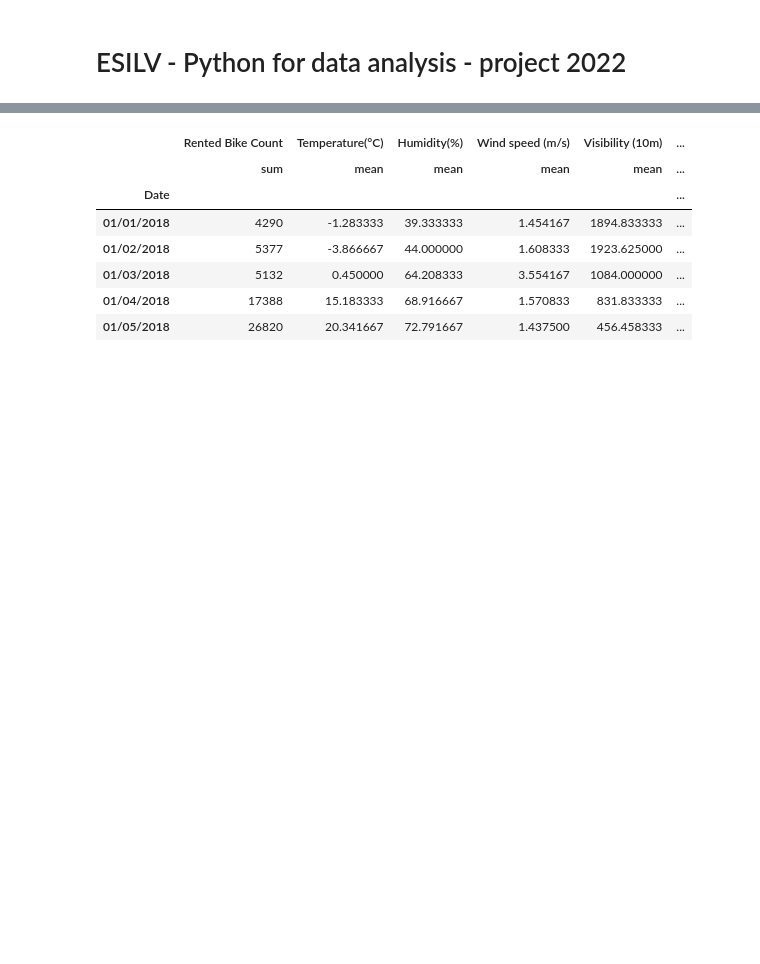
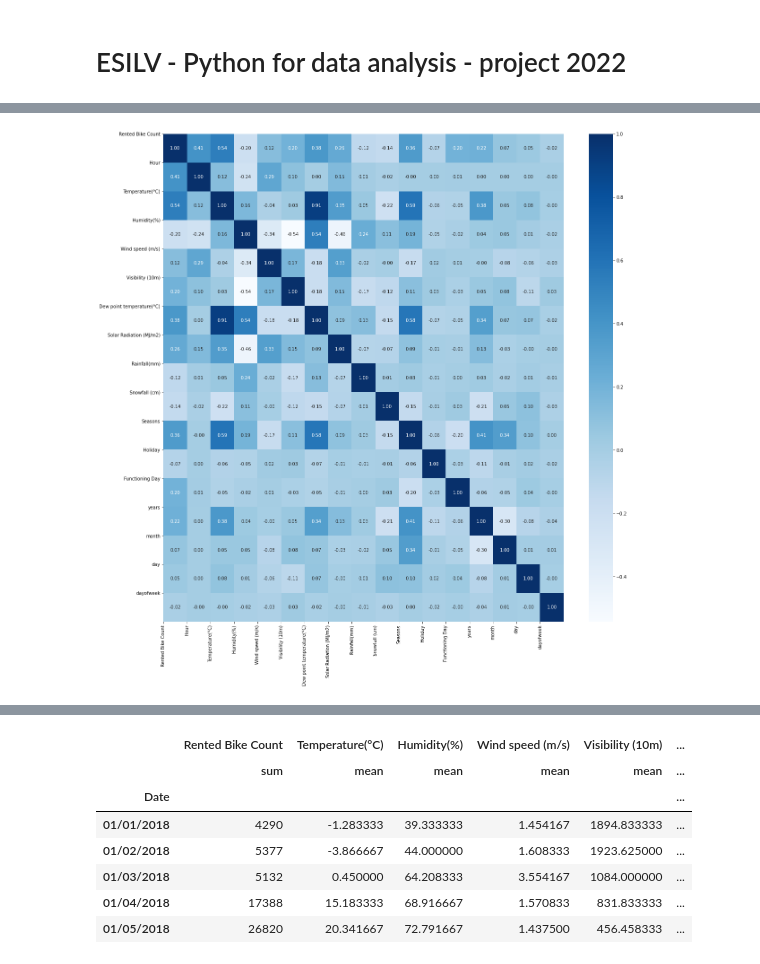
Before and after one commit to Pierre-Portfolio/Seoul-Bike-Sharing, a Jupyter notebook: SeoulBike.ipynb, the cells around one changed output, grey strips where cells are left out. Drawn from its saved outputs; the diff is of its cells as text; code cells hidden in the pictures; blank space fills up the shorter version.

```diff
--- a/SeoulBike.ipynb
+++ b/SeoulBike.ipynb
@@ -34,10 +95,13 @@ False
 # %%
-#transform quantitative variable to vector
-df['Functioning Day'].unique()
-df['Functioning Day'] = df['Functioning Day'].replace(to_replace=['No', 'Yes'], value=[0, 1])
+#Transformation quantitative variable to vector
+print('Before transformation of Functioning Day : ' + str(SeoulBikeDf['Functioning Day'].unique()))
+SeoulBikeDf['Functioning Day'] = SeoulBikeDf['Functioning Day'].replace(to_replace=['No', 'Yes'], value=[0, 1])
+print('After transformation of Functioning Day : ' + str(SeoulBikeDf['Functioning Day'].unique()) + "\n")
 
-df['Holiday'].unique()
-df['Holiday'] = df['Holiday'].replace(to_replace=['No Holiday', 'Holiday'], value=[0, 1])
+print('Before transformation of Holiday : ' + str(SeoulBikeDf['Holiday'].unique()))
+SeoulBikeDf['Holiday'] = SeoulBikeDf['Holiday'].replace(to_replace=['No Holiday', 'Holiday'], value=[0, 1])
+print('After transformation of Holiday : ' + str(SeoulBikeDf['Holiday'].unique()) + "\n")
 
-df['Seasons'].unique()
-df['Seasons'] = df['Seasons'].replace(to_replace=['Winter', 'Spring', 'Summer', 'Autumn'], value=[0, 1, 2, 3])
+print('Before transformation of Seasons : ' + str(SeoulBikeDf['Seasons'].unique()))
+SeoulBikeDf['Seasons'] = SeoulBikeDf['Seasons'].replace(to_replace=['Winter', 'Spring', 'Summer', 'Autumn'], value=[0, 1, 2, 3])
+print('After transformation of Season : ' + str(SeoulBikeDf['Seasons'].unique()) + "\n")
@@ -44,5 +117,6 @@ df['Seasons'] = df['Seasons'].replace(to_replace=['Winter', 'Spring', 'Summer',
 # %%
-#Create day, month, years columns
-df['years'] = pd.to_datetime(df['Date']).dt.year
-df['month'] = pd.to_datetime(df['Date']).dt.month
-df['day'] = pd.to_datetime(df['Date']).dt.day
+#We transfrom Date data into 4 new columns :  day, month, years and dayofweek
+SeoulBikeDf['years'] = pd.to_datetime(SeoulBikeDf['Date']).dt.year
+SeoulBikeDf['month'] = pd.to_datetime(SeoulBikeDf['Date']).dt.month
+SeoulBikeDf['day'] = pd.to_datetime(SeoulBikeDf['Date']).dt.day
+SeoulBikeDf['dayofweek'] = pd.to_datetime(SeoulBikeDf['Date']).dt.dayofweek
@@ -100,0 +123,18 @@ df.corr().style.background_gradient(cmap='Blues')
+# %%
+#Create Correlation Dataframe
+corr = SeoulBikeDf.corr()
+
+# Plot figsize and Generate Color Map
+fig, ax = plt.subplots(figsize=(20, 20))
+colormap = sns.diverging_palette(220, 10, as_cmap=True)
+
+#Generate Heat Map, allow annotations and place floats in map
+sns.heatmap(corr, cmap="Blues", annot=True, fmt=".2f")
+
+#Apply xticks
+plt.xticks(range(len(corr.columns)), corr.columns);
+plt.yticks(range(len(corr.columns)), corr.columns)
+
+plt.show()
+# %% [output]
+[figure, added]
```
Also changed, not shown: parts of 35 cells of this notebook.
